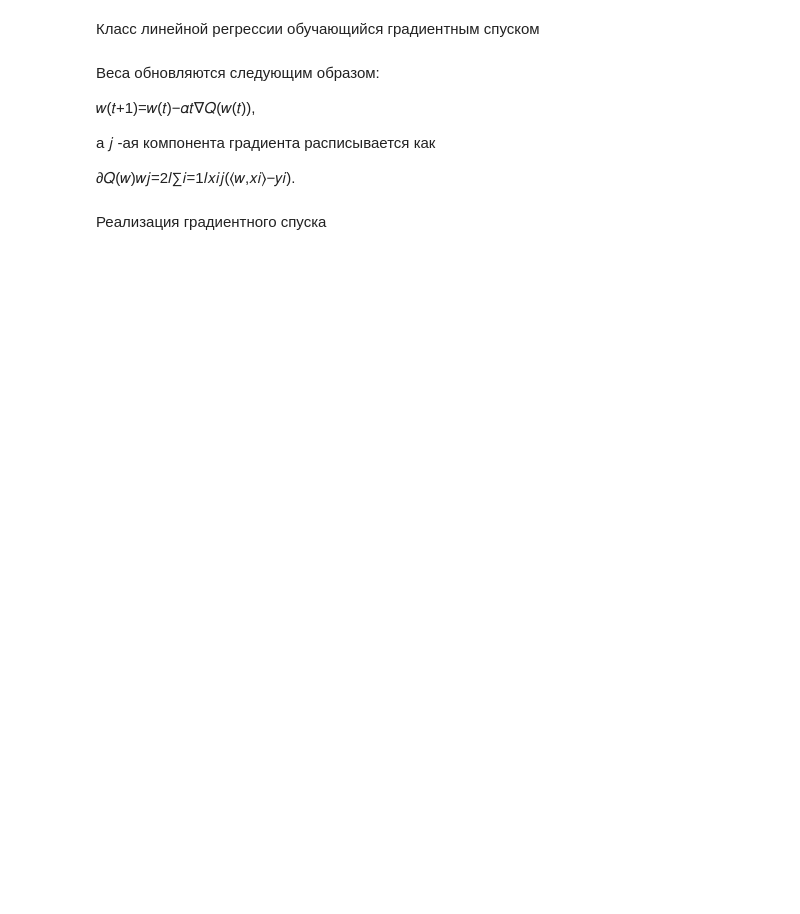
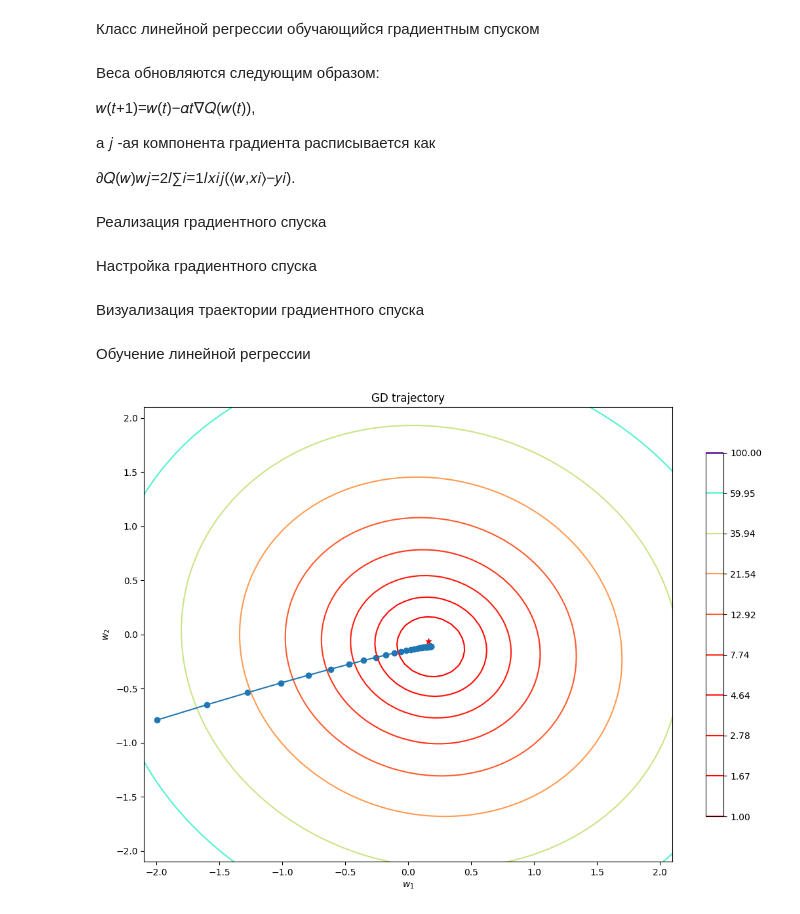
Before and after one commit to GarifullinII/GradientDescent, a Jupyter notebook: gradient_descent.ipynb, the cells around one changed output. Cells and saved outputs as stored; diff of their text form; code cells hidden in the pictures; blank space fills up the shorter version.

```diff
--- a/gradient_descent.ipynb
+++ b/gradient_descent.ipynb
@@ -123,3 +123,7 @@ class LinearRegression(BaseEstimator):
           gradient.append(dQ)
 
         return np.array(gradient)
+# %% [markdown]
+Настройка градиентного спуска
+# %% [markdown]
+Визуализация траектории градиентного спуска
@@ -125,0 +157,26 @@ class LinearRegression(BaseEstimator):
+# %%
+# признаки, объекты и шаг
+n_features = 2
+n_objects = 300
+num_steps = 100
+
+# фиксация случайных вычислений
+np.random.seed(1)
+# генерация весов
+w_true = np.random.normal(0, 0.1, size=(n_features, ))
+# генерация начальных приближений весов
+w_0 = np.random.uniform(-2, 2, (n_features))
+# обучающие данные
+X = np.random.uniform(-5, 5, (n_objects, n_features))
+# целевая переменная
+y = np.dot(X, w_true) + np.random.normal(0, 1, (n_objects))
+# %% [markdown]
+Обучение линейной регрессии
+# %%
+# начальное приближение весов w_0
+lr = LinearRegression(w0=w_0)
+lr.fit(X, y)
+
+plot_gd(X, y, lr.w_history)
+# %% [output]
+[figure, added]
```
Also changed, not shown: parts of 13 cells of this notebook.
